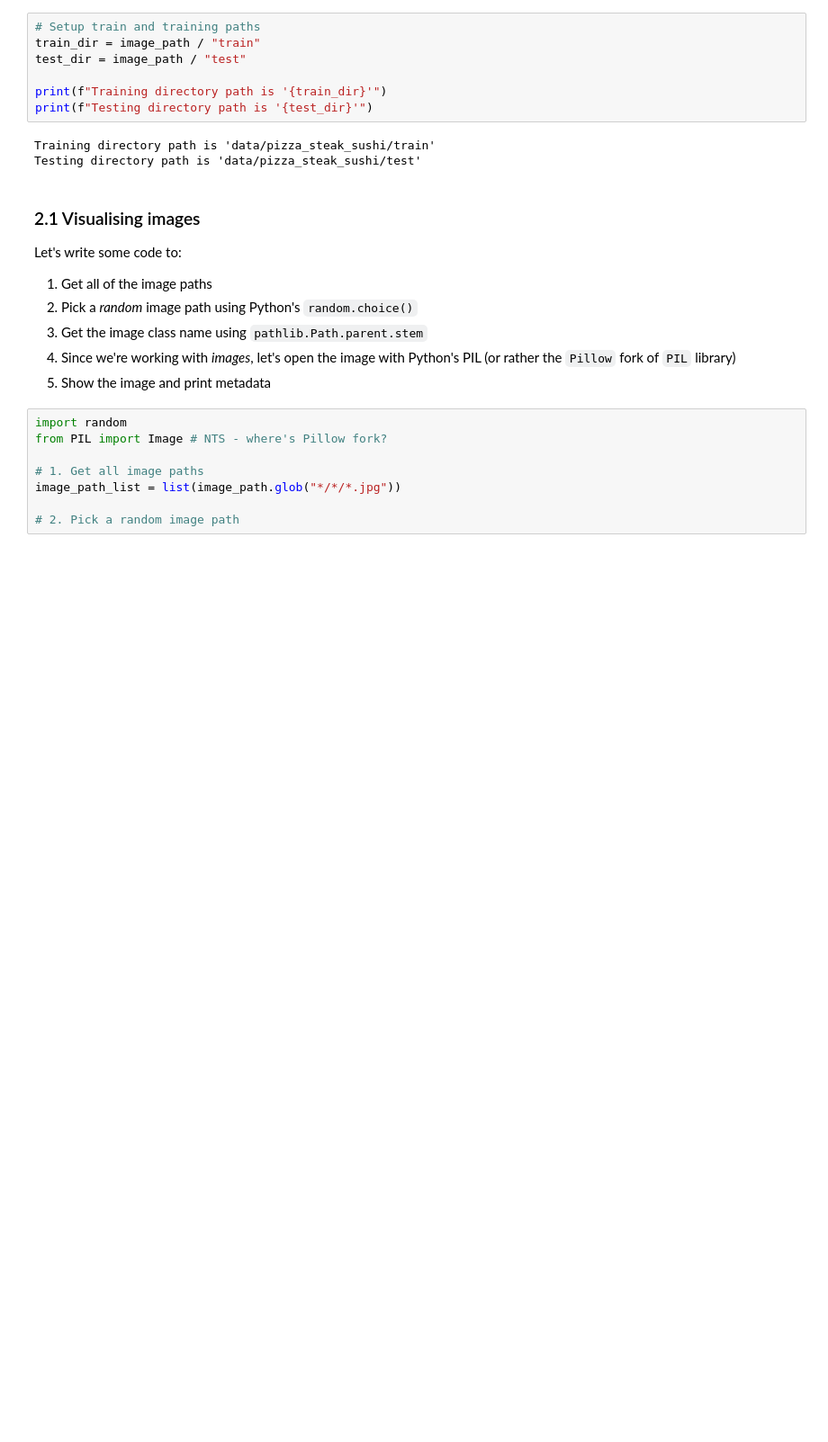
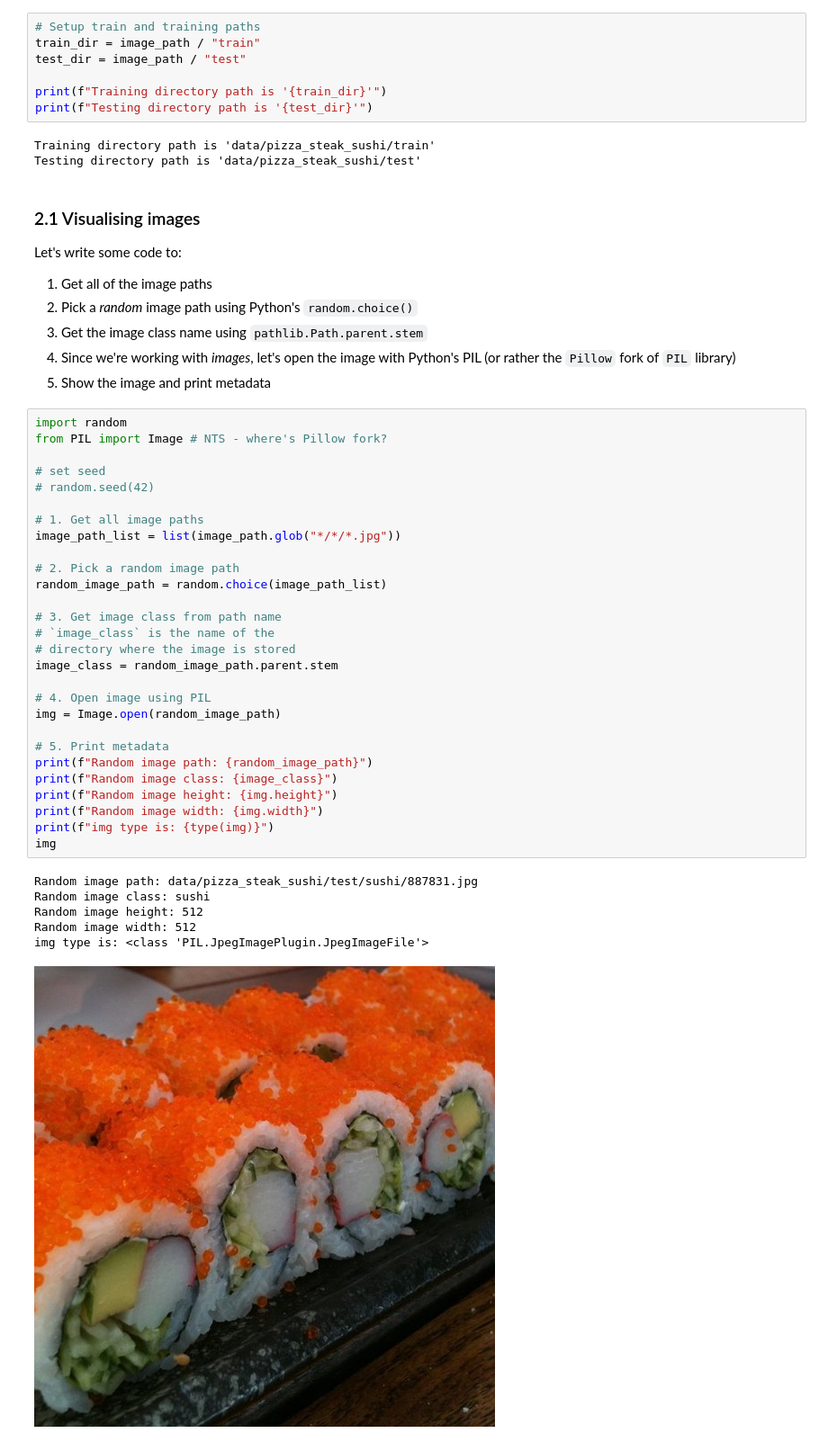
Before and after one commit to anupj/PyTorchForDeepLearningBootcamp, a Jupyter notebook: 04_pytorch_custom_datasets_video.ipynb, the cells around one changed output. Shown at 90% size. Cells and saved outputs as stored; diff of their text form; blank space fills up the shorter version.

```diff
--- a/04_pytorch_custom_datasets_video.ipynb
+++ b/04_pytorch_custom_datasets_video.ipynb
@@ -141,11 +141,38 @@ Let's write some code to:
 3. Get the image class name using `pathlib.Path.parent.stem`
 4. Since we're working with _images_, let's open the image with Python's PIL (or rather the `Pillow` fork of `PIL` library)
 5. Show the image and print metadata
-# %%
-import random
-from PIL import Image # NTS - where's Pillow fork?
-
-# 1. Get all image paths
-image_path_list = list(image_path.glob("*/*/*.jpg"))
-
-# 2. Pick a random image path
+# %%
+import random
+from PIL import Image # NTS - where's Pillow fork?
+
+# set seed
+# random.seed(42)
+
+# 1. Get all image paths
+image_path_list = list(image_path.glob("*/*/*.jpg"))
+
+# 2. Pick a random image path
+random_image_path = random.choice(image_path_list)
+
+# 3. Get image class from path name
+# `image_class` is the name of the
+# directory where the image is stored
+image_class = random_image_path.parent.stem
+
+# 4. Open image using PIL
+img = Image.open(random_image_path)
+
+# 5. Print metadata
+print(f"Random image path: {random_image_path}")
+print(f"Random image class: {image_class}")
+print(f"Random image height: {img.height}")
+print(f"Random image width: {img.width}")
+print(f"img type is: {type(img)}")
+img
+# %% [output]
+Random image path: data/pizza_steak_sushi/test/sushi/887831.jpg
+Random image class: sushi
+Random image height: 512
+Random image width: 512
+img type is: <class 'PIL.JpegImagePlugin.JpegImageFile'>
+[figure, added]
```
Also changed, not shown: parts of 12 cells of this notebook.
